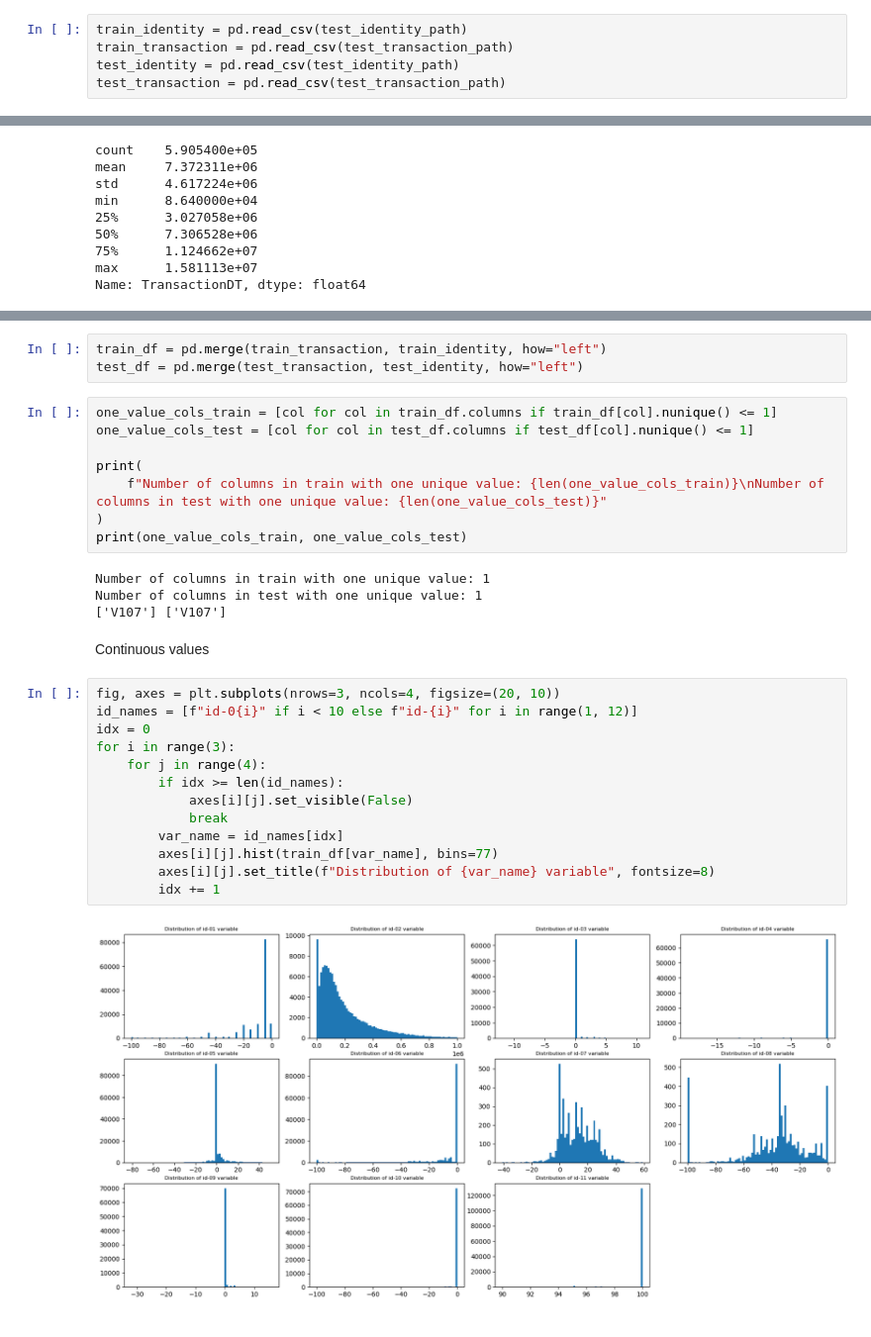
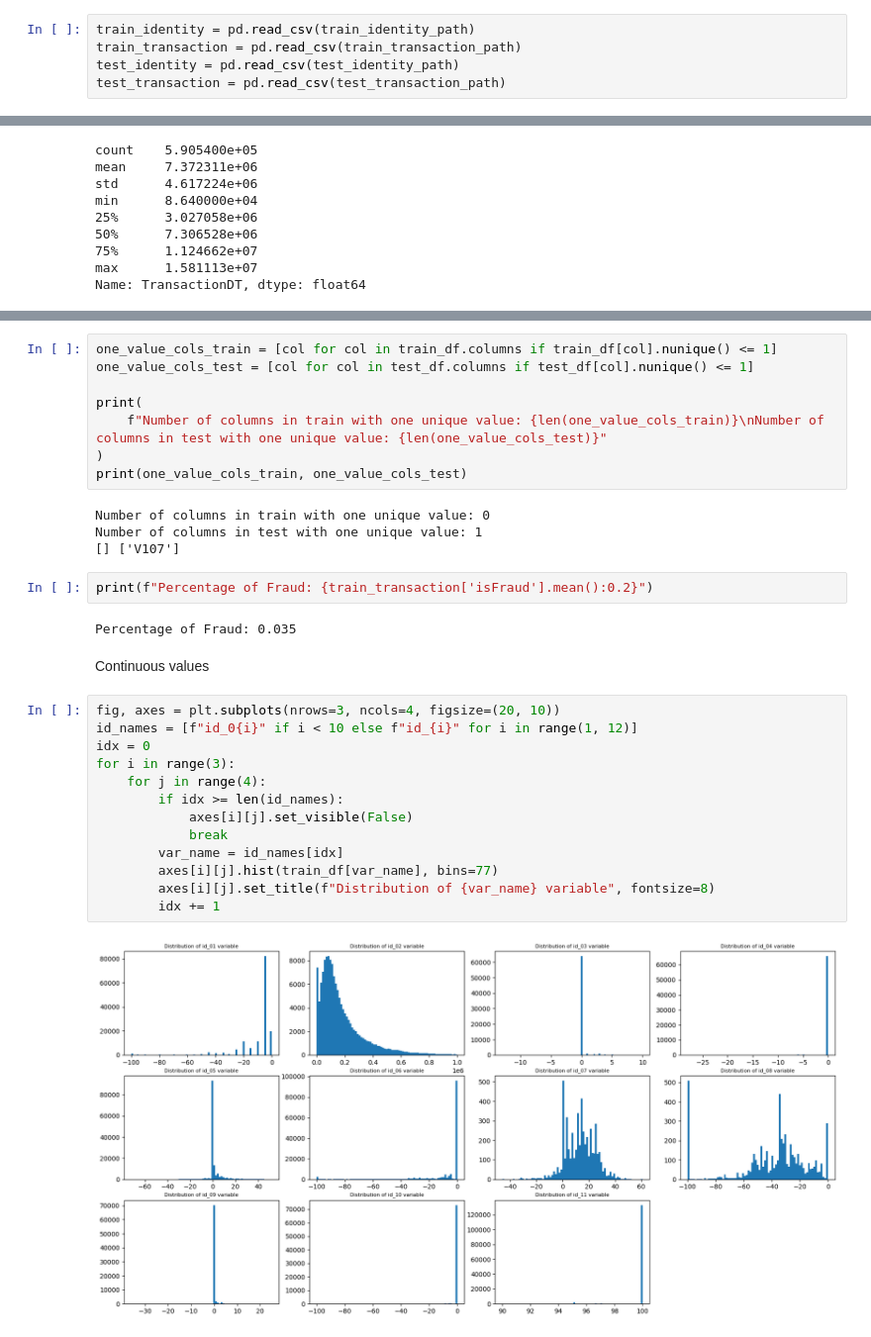
Before and after one commit to miklrz/ieee-cis-fraud-detection, a Jupyter notebook: notebooks/01_eda.ipynb, the cells around one changed output, grey strips where cells are left out. Shown at 99% size. Drawn from its saved outputs; the diff is of its cells as text.

```diff
--- a/notebooks/01_eda.ipynb
+++ b/notebooks/01_eda.ipynb
@@ -11,8 +11,8 @@ train_transaction_path = os.path.join(data_dir, "train_transaction.csv")
 test_identity_path = os.path.join(data_dir, "test_identity.csv")
 test_transaction_path = os.path.join(data_dir, "test_transaction.csv")
 # %%
-train_identity = pd.read_csv(test_identity_path)
-train_transaction = pd.read_csv(test_transaction_path)
+train_identity = pd.read_csv(train_identity_path)
+train_transaction = pd.read_csv(train_transaction_path)
 test_identity = pd.read_csv(test_identity_path)
 test_transaction = pd.read_csv(test_transaction_path)
 # %%
@@ -127,6 +166,3 @@ Max: 182.99920138888888
-# %%
-train_df = pd.merge(train_transaction, train_identity, how="left")
-test_df = pd.merge(test_transaction, test_identity, how="left")
 # %%
 one_value_cols_train = [col for col in train_df.columns if train_df[col].nunique() <= 1]
 one_value_cols_test = [col for col in test_df.columns if test_df[col].nunique() <= 1]
@@ -136,23 +172,27 @@ print(
 )
 print(one_value_cols_train, one_value_cols_test)
 # %% [output]
-Number of columns in train with one unique value: 1
+Number of columns in train with one unique value: 0
 Number of columns in test with one unique value: 1
-['V107'] ['V107']
+[] ['V107']
+# %%
+print(f"Percentage of Fraud: {train_transaction['isFraud'].mean():0.2}")
+# %% [output]
+Percentage of Fraud: 0.035
 # %% [markdown]
 Continuous values
 # %%
 fig, axes = plt.subplots(nrows=3, ncols=4, figsize=(20, 10))
-id_names = [f"id-0{i}" if i < 10 else f"id-{i}" for i in range(1, 12)]
+id_names = [f"id_0{i}" if i < 10 else f"id_{i}" for i in range(1, 12)]
 idx = 0
 for i in range(3):
     for j in range(4):
         if idx >= len(id_names):
             axes[i][j].set_visible(False)
             break
         var_name = id_names[idx]
         axes[i][j].hist(train_df[var_name], bins=77)
         axes[i][j].set_title(f"Distribution of {var_name} variable", fontsize=8)
         idx += 1
 # %% [output]
-[figure, old version]
+[figure, new version]
```
Also changed, not shown: parts of 15 cells of this notebook.
